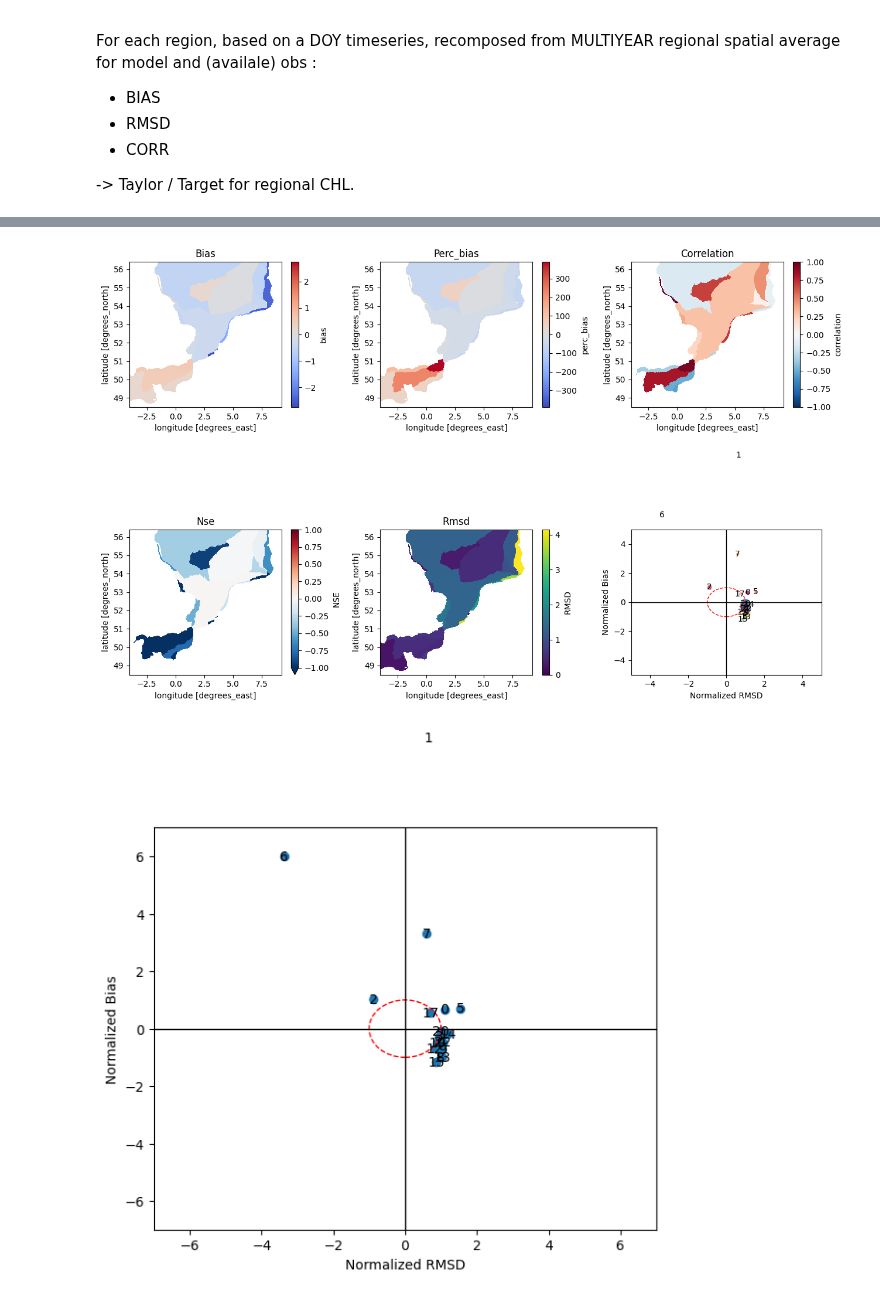
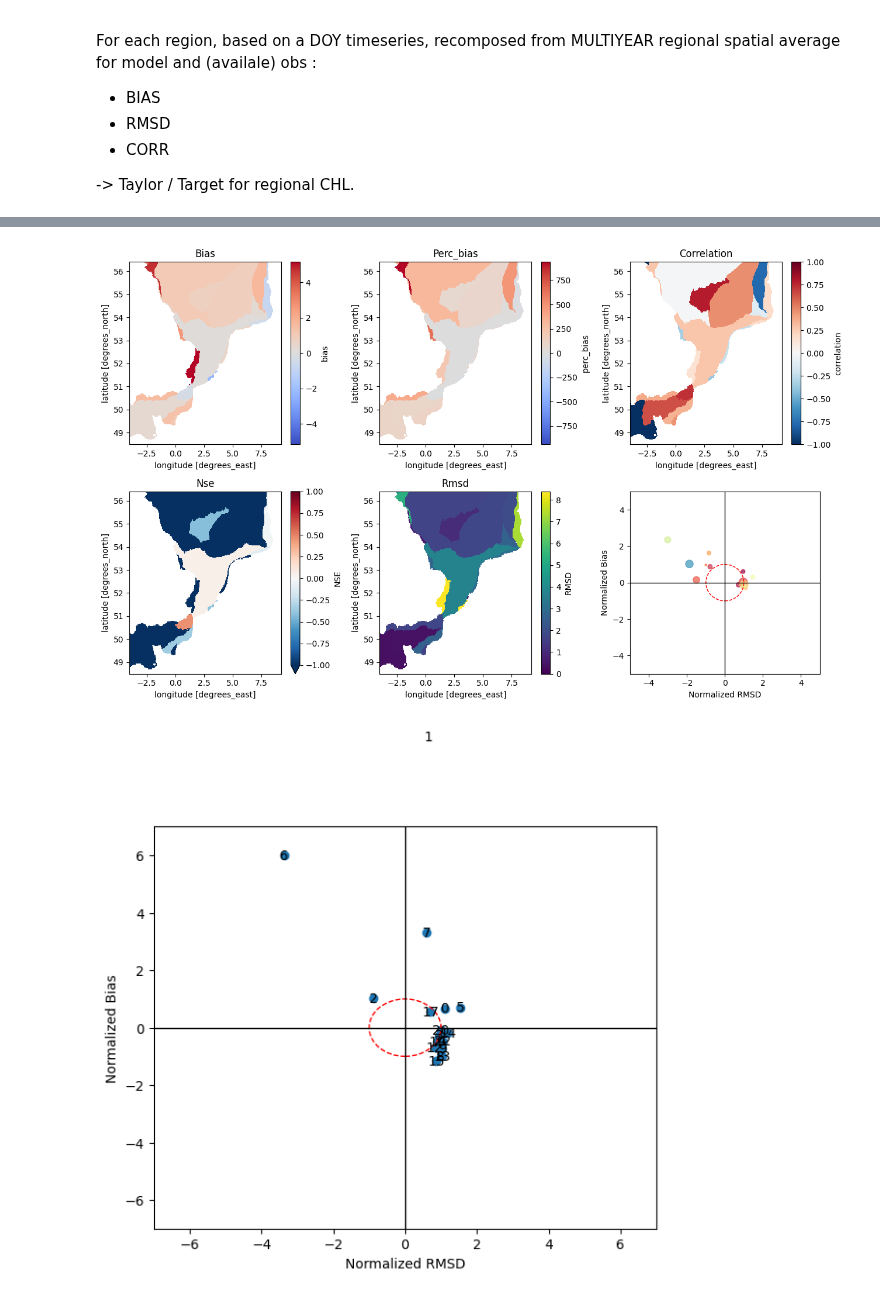
Before and after one commit to acapet/CodeBlueWP4, a Jupyter notebook: src/validation/Postproc_validation_tables.ipynb, the cells around one changed output, grey strips where cells are left out. Cells and saved outputs as stored; diff of their text form; code cells hidden in the pictures.

```diff
--- a/src/validation/Postproc_validation_tables.ipynb
+++ b/src/validation/Postproc_validation_tables.ipynb
@@ -26,9 +26,8 @@ import cartopy.feature as cf
 
 import datetime
 # %%
-# User Inputs
-
-datadir = '/hpcperm/bel9956/bel9956/codeblue/validation/'
+# Path of your validation table directory
+datadir = '/hpcperm/bel9956/codeblue/validation/'
 # %% [markdown]
 ## Load regions
 # %%
@@ -53,11 +52,11 @@ if True:
 25
 [figure]
 # %%
-var = 'nh4'
+var = 'chl'
 year = 2010
 model = 'coherens'
 
-dflt = pd.read_parquet(datadir+'../VALID_%s_%s_%s.parquet'%(var,year,model))
+dflt = pd.read_parquet(datadir+'VALID_%s_%s_%s.parquet'%(var,year,model))
 
 if True : # Actualize regions ID
     # Get coordinaates
@@ -280,37 +279,37 @@ ax=axs[5]
 
 ax.scatter(stats_df['cRMSD']/stats_df['obs_std']*np.sign(1-stats_df['model_std']/stats_df['obs_std'] ),
             stats_df['bias']/stats_df['obs_std'], stats_df['N'], c = stats_df['region'], cmap=regcmap, alpha=0.7)
 
 for reg in range(nreg):
     dloc = stats_df[stats_df.region==reg]
-    ax.text(dloc['cRMSD'].item()/dloc['obs_std'].item()*np.sign(1-dloc['model_std'].item()/dloc['obs_std'].item()),
-        dloc['bias'].item()/dloc['obs_std'].item(),
-        '%s'%dloc['region'].item(), ha = 'center', va='center' )
+    # ax.text(dloc['cRMSD'].item()/dloc['obs_std'].item()*np.sign(1-dloc['model_std'].item()/dloc['obs_std'].item()),
+    #     dloc['bias'].item()/dloc['obs_std'].item(),
+    #     '%s'%dloc['region'].item(), ha = 'center', va='center' )
 
 # Centering the axes and adding lines and circle
 scale=5
 ax.set_xlim([-scale,scale])  # Adjust the limits to fit your data
 ax.set_ylim([-scale,scale])
 
 # Adding vertical and horizontal lines at x=0, y=0
 ax.axhline(0, color='black',linewidth=1)
 ax.axvline(0, color='black',linewidth=1)
 
 # Adding a circle with radius 1 centered at (0, 0)
 circle = Circle((0, 0), 1, color='r', fill=False, linestyle='--')
 ax.add_patch(circle)
 
 # Set labels
 ax.set_xlabel('Normalized RMSD')
 ax.set_ylabel('Normalized Bias')
 
 # Adjust layout to make room for colorbars
 fig.tight_layout()
 
 # Save the figure
 fig.savefig(datadir + 'Validation_Metrics_Maps_xarray_%s_%s.png'%(var, year ))
 # %% [output]
-[figure, old version]
+[figure, new version]
 # %%
 # Create a figure with 2 rows and 4 columns, with one larger panel for the target diagram
 fig, ax = plt.subplots(1,1, figsize=(6, 6))
```
Also changed, not shown: parts of 5 cells of this notebook.
